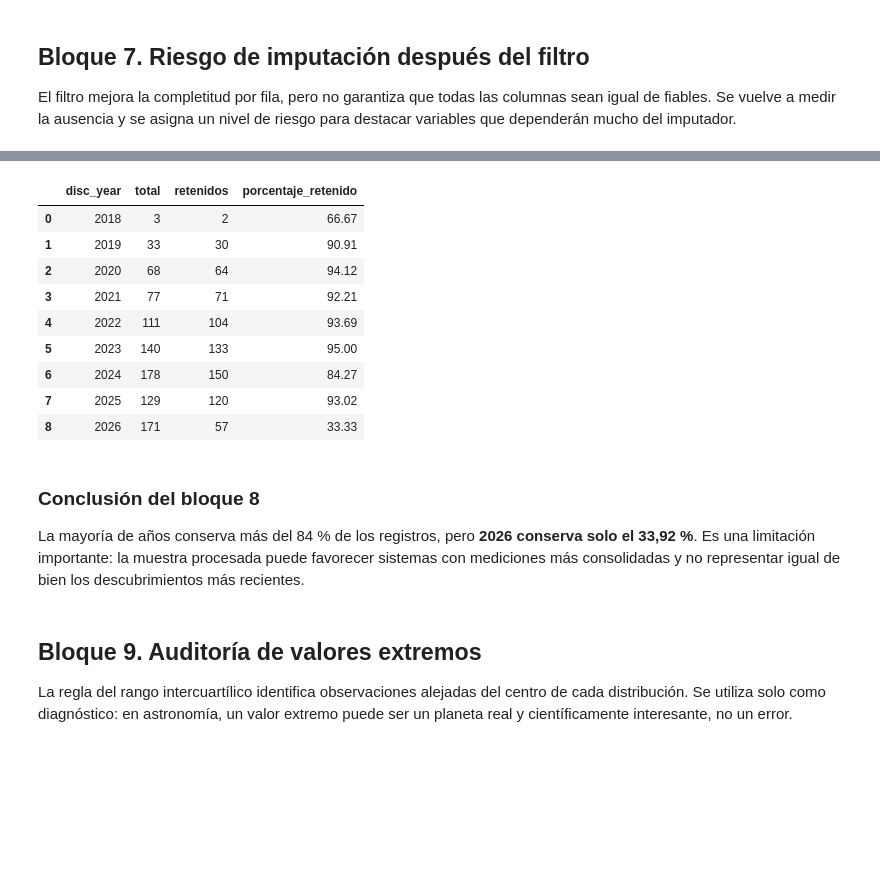
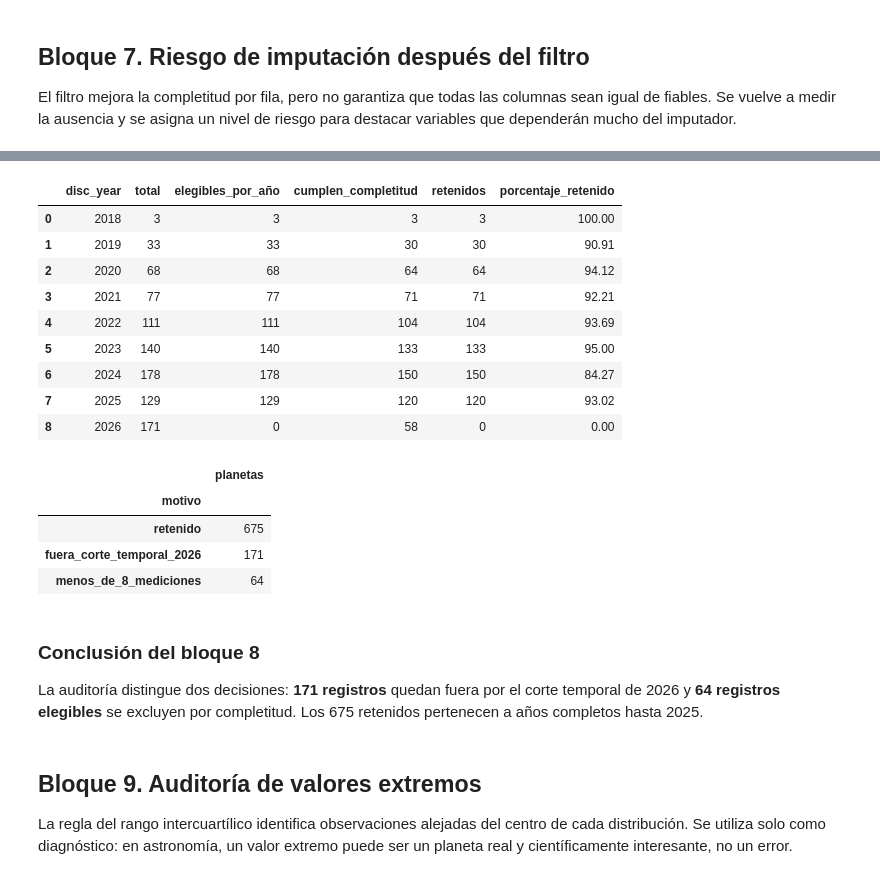
Before and after one commit to LauraSilRu/exoplanet-profiler, a Jupyter notebook: notebooks/03_preprocessing.ipynb, the cells around one changed output, grey strips where cells are left out. Drawn from its saved outputs; the diff is of its cells as text; code cells hidden in the pictures; blank space fills up the shorter version.

```diff
--- a/notebooks/03_preprocessing.ipynb
+++ b/notebooks/03_preprocessing.ipynb
@@ -23,6 +22,5 @@ Se importan las librerías, se fija la semilla aleatoria y se centralizan las ru
 # %%
 # BLOQUE 1 — Importaciones, variables, rutas y parámetros
-
 
 from pathlib import Path
 import json
@@ -57,8 +55,9 @@ PIPELINE_PATH = Path("data/processed/preprocessing_pipeline.joblib")
 METADATA_PATH = Path("data/processed/preprocessing_metadata.json")
 
 ID_COLUMN = "pl_name"
+YEAR_COLUMN = "disc_year"
+MAX_DISCOVERY_YEAR = 2025
 
-# Variables candidatas definidas en los notebooks 01 y 02.
 PLANET_FEATURES = [
     "pl_orbper",
     "pl_orbsmax",
@@ -68,7 +67,6 @@ PLANET_FEATURES = [
     "pl_insol",
     "pl_eqt",
 ]
-
 STELLAR_FEATURES = [
     "st_teff",
     "st_rad",
@@ -76,10 +74,8 @@ STELLAR_FEATURES = [
     "st_met",
     "st_logg",
 ]
-
 FEATURE_COLUMNS = PLANET_FEATURES + STELLAR_FEATURES
 
-# Se transforman variables positivas con colas derechas pronunciadas.
 LOG1P_FEATURES = [
     "pl_orbper",
     "pl_orbsmax",
@@ -88,13 +84,9 @@ LOG1P_FEATURES = [
     "pl_insol",
     "st_rad",
 ]
-
-# Se conservan sin logaritmo por distribución o significado físico.
 LINEAR_FEATURES = [feature for feature in FEATURE_COLUMNS if feature not in LOG1P_FEATURES]
 
-# Como máximo se imputan cuatro de las doce variables por observación.
 MIN_PRESENT_FEATURES = 8
-
 SCALER_NAME = "robust"
 KNN_NEIGHBORS = 5
 KNN_WEIGHTS = "distance"
@@ -120,15 +110,12 @@ La función `find_project_root()` permite ejecutar el notebook desde la raíz de
 # %%
 # BLOQUE 2 — Localizar el proyecto y cargar el CSV
 
-
 def find_project_root(start: Path | None = None) -> Path:
-    # Permite ejecutar el notebook desde la raíz o desde notebooks/.
     current = (start or Path.cwd()).resolve()
     for candidate in [current, *current.parents]:
         if (candidate / "README.md").exists() and (candidate / "notebooks").exists():
             return candidate
     raise FileNotFoundError("No se encontró la raíz de exoplanet-profiler.")
-
 
 PROJECT_ROOT = find_project_root()
 raw_data_path = PROJECT_ROOT / RAW_DATA_PATH
@@ -138,9 +125,9 @@ if not raw_data_path.exists():
         f"No existe {raw_data_path}. Descarga primero el CSV TESS de NASA."
     )
 
-df_raw = pd.read_csv(raw_data_path, comment="#")
+df_raw = pd.read_csv(raw_data_path, comment="#", low_memory=False)
 
 print(f"Raíz del proyecto: {PROJECT_ROOT}")
 print(f"Dataset cargado: {df_raw.shape[0]} filas x {df_raw.shape[1]} columnas")
-display(df_raw[[ID_COLUMN, *FEATURE_COLUMNS]].head())
+display(df_raw[[ID_COLUMN, YEAR_COLUMN, *FEATURE_COLUMNS]].head())
 # %% [output]
@@ -479,33 +512,48 @@ Se compara por año cuántos planetas entran en la muestra final. Esta comprobac
 # %%
-# BLOQUE 8 — Auditar la retención por año de descubrimiento
+# BLOQUE 8 — Auditar elegibilidad y retención por año
 
+retention_by_year = (
+    row_audit.groupby(YEAR_COLUMN, dropna=False)
+    .agg(
+        total=(ID_COLUMN, "size"),
+        elegibles_por_año=("elegible_por_año", "sum"),
+        cumplen_completitud=("cumple_completitud", "sum"),
+        retenidos=("retenido", "sum"),
+    )
+    .reset_index()
+)
+retention_by_year["porcentaje_retenido"] = (
+    retention_by_year["retenidos"] / retention_by_year["total"] * 100
+)
+display(retention_by_year.tail(10).round(2))
 
-if "disc_year" in row_audit.columns:
-    retention_by_year = (
-        row_audit.groupby("disc_year", dropna=False)["retenido"]
-        .agg(total="size", retenidos="sum", porcentaje_retenido="mean")
-        .reset_index()
-    )
-    retention_by_year["porcentaje_retenido"] *= 100
-    display(retention_by_year.tail(10).round(2))
-else:
-    retention_by_year = pd.DataFrame()
-    print("No existe disc_year; se omite la auditoría temporal.")
+exclusion_reasons = (
+    row_audit["motivo_exclusion"]
+    .value_counts()
+    .rename_axis("motivo")
+    .to_frame("planetas")
+)
+display(exclusion_reasons)
 # %% [output]
-|  | disc_year | total | retenidos | porcentaje_retenido |
-| 0 | 2018 | 3 | 2 | 66.67 |
-| 1 | 2019 | 33 | 30 | 90.91 |
-| 2 | 2020 | 68 | 64 | 94.12 |
-| 3 | 2021 | 77 | 71 | 92.21 |
-| 4 | 2022 | 111 | 104 | 93.69 |
-| 5 | 2023 | 140 | 133 | 95.00 |
-| 6 | 2024 | 178 | 150 | 84.27 |
-| 7 | 2025 | 129 | 120 | 93.02 |
-| 8 | 2026 | 171 | 57 | 33.33 |
+|  | disc_year | total | elegibles_por_año | cumplen_completitud | retenidos | porcentaje_retenido |
+| 0 | 2018 | 3 | 3 | 3 | 3 | 100.00 |
+| 1 | 2019 | 33 | 33 | 30 | 30 | 90.91 |
+| 2 | 2020 | 68 | 68 | 64 | 64 | 94.12 |
+| 3 | 2021 | 77 | 77 | 71 | 71 | 92.21 |
+| 4 | 2022 | 111 | 111 | 104 | 104 | 93.69 |
+| 5 | 2023 | 140 | 140 | 133 | 133 | 95.00 |
+| 6 | 2024 | 178 | 178 | 150 | 150 | 84.27 |
+| 7 | 2025 | 129 | 129 | 120 | 120 | 93.02 |
+| 8 | 2026 | 171 | 0 | 58 | 0 | 0.00 |
+|  | planetas |
+| motivo |  |
+| retenido | 675 |
+| fuera_corte_temporal_2026 | 171 |
+| menos_de_8_mediciones | 64 |
 # %% [markdown]
 ### Conclusión del bloque 8
 
-La mayoría de años conserva más del 84 % de los registros, pero **2026 conserva solo el 33,92 %**. Es una limitación importante: la muestra procesada puede favorecer sistemas con mediciones más consolidadas y no representar igual de bien los descubrimientos más recientes.
+La auditoría distingue dos decisiones: **171 registros** quedan fuera por el corte temporal de 2026 y **64 registros elegibles** se excluyen por completitud. Los 675 retenidos pertenecen a años completos hasta 2025.
 # %% [markdown]
 ## Bloque 9. Auditoría de valores extremos
 
```
Also changed, not shown: parts of 32 cells of this notebook, 16 other files.
